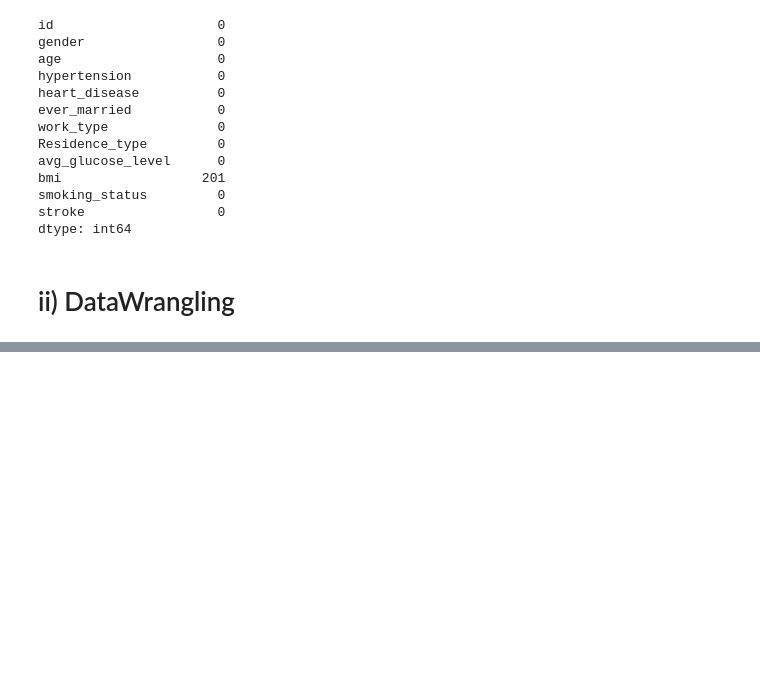
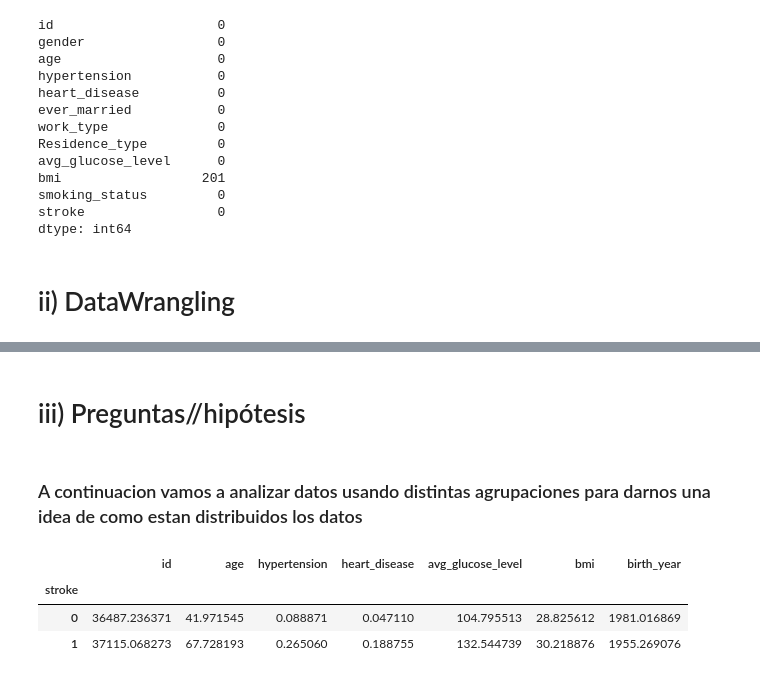
Before and after one commit to CarlosLeguiz/StrokePrediction, a Jupyter notebook: StrokePrediction.ipynb, the cells around one changed output, grey strips where cells are left out. Saved outputs shown, nothing was run; the diff lists cells and outputs as text; code cells hidden in the pictures; blank space fills up the shorter version.

```diff
--- a/StrokePrediction.ipynb
+++ b/StrokePrediction.ipynb
@@ -117,0 +141,11 @@ dtype: int64
+# %% [markdown]
+# iii) Preguntas//hipótesis
+# %% [markdown]
+### A continuacion vamos a analizar datos usando distintas agrupaciones para darnos  una idea de como estan distribuidos los datos
+# %%
+df.groupby(['stroke']).mean() # al ser STROKE mi variable target para Clasificacion procedo a agrupar por esta variable y lo hago obteniendo la media para cada variable
+# %% [output]
+|  | id | age | hypertension | heart_disease | avg_glucose_level | bmi | birth_year |
+| stroke |  |  |  |  |  |  |  |
+| 0 | 36487.236371 | 41.971545 | 0.088871 | 0.047110 | 104.795513 | 28.825612 | 1981.016869 |
+| 1 | 37115.068273 | 67.728193 | 0.265060 | 0.188755 | 132.544739 | 30.218876 | 1955.269076 |
```
Also changed, not shown: parts of 2 cells of this notebook.
